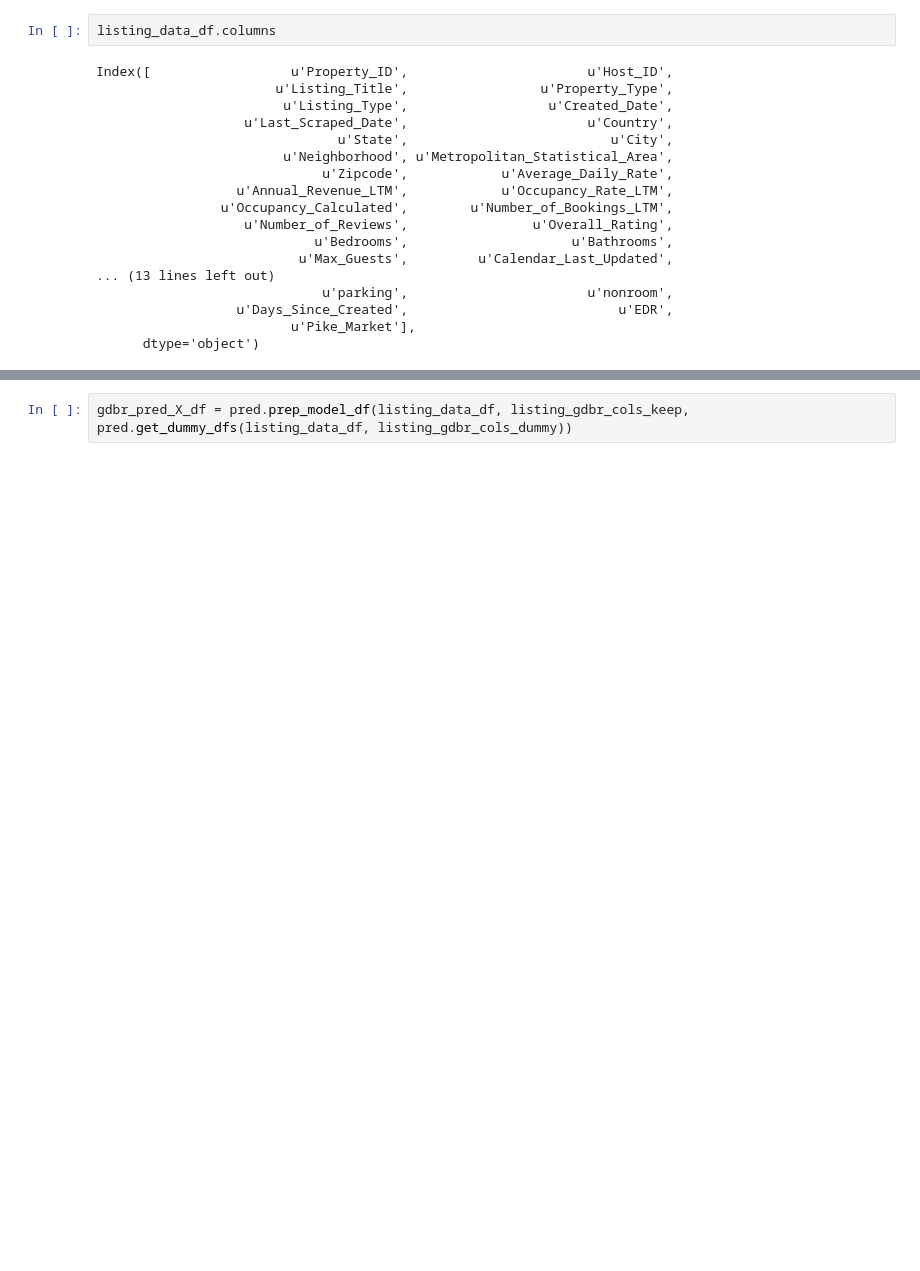
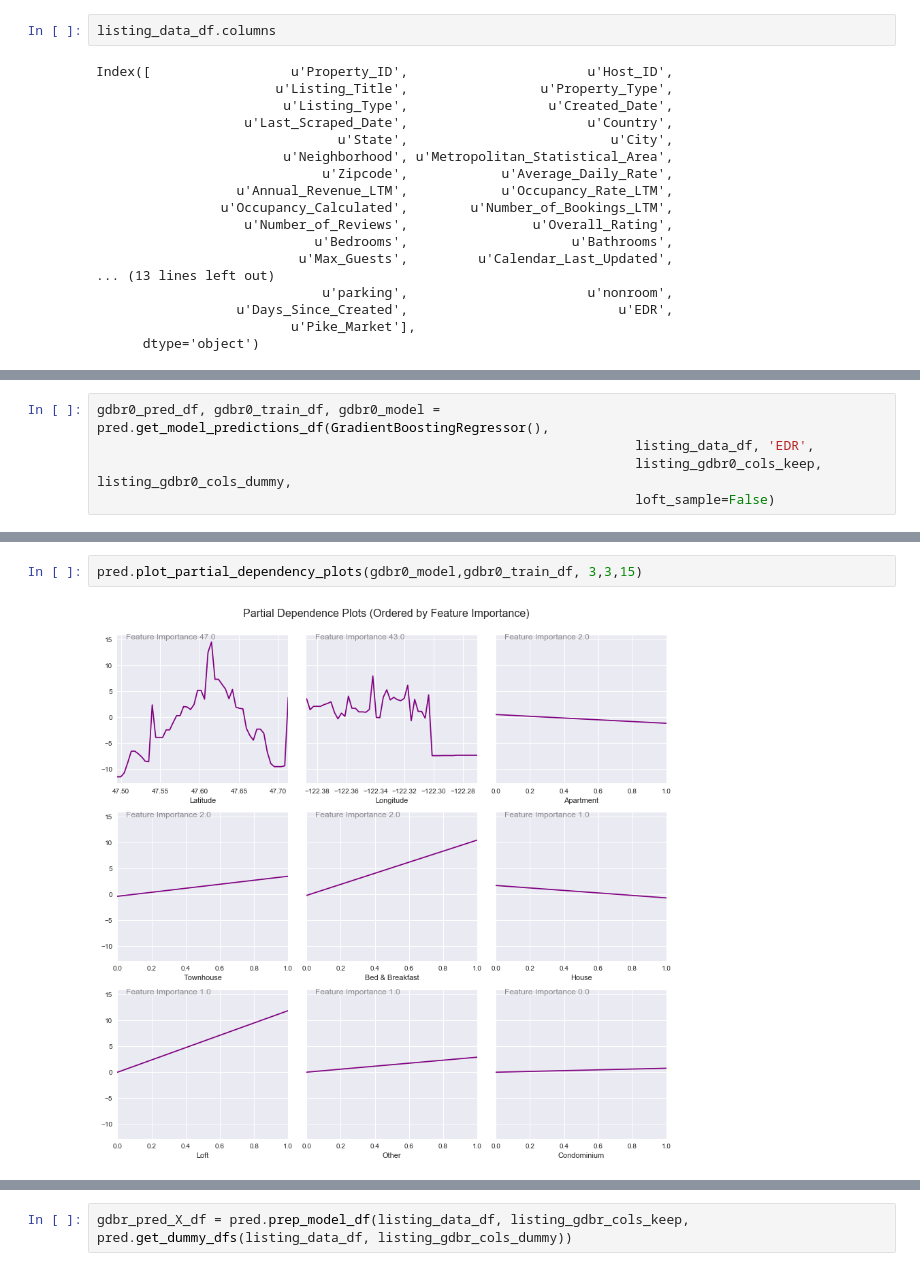
Before and after one commit to epxjk82/airbnKEY, a Jupyter notebook: Airbnb_loft_analysis_monthly_OR50.ipynb, the cells around one changed output, grey strips where cells are left out. Cells and saved outputs as stored; diff of their text form; blank space fills up the shorter version.

```diff
--- a/Airbnb_loft_analysis_monthly_OR50.ipynb
+++ b/Airbnb_loft_analysis_monthly_OR50.ipynb
@@ -516,0 +567,5 @@ Index([                  u'Property_ID',                       u'Host_ID',
+# %%
+gdbr0_pred_df, gdbr0_train_df, gdbr0_model = pred.get_model_predictions_df(GradientBoostingRegressor(),
+                                                                     listing_data_df, 'EDR',
+                                                                     listing_gdbr0_cols_keep, listing_gdbr0_cols_dummy,
+                                                                     loft_sample=False)
@@ -517,3 +589,7 @@ Index([                  u'Property_ID',                       u'Host_ID',
+# %%
+pred.plot_partial_dependency_plots(gdbr0_model,gdbr0_train_df, 3,3,15)
+# %% [output]
+[figure, added]
 # %%
 listing_gdbr_cols_keep = [
 # ==== LISTING DETAILS ==========
```
Also changed, not shown: parts of 84 cells of this notebook, 1 other file.
